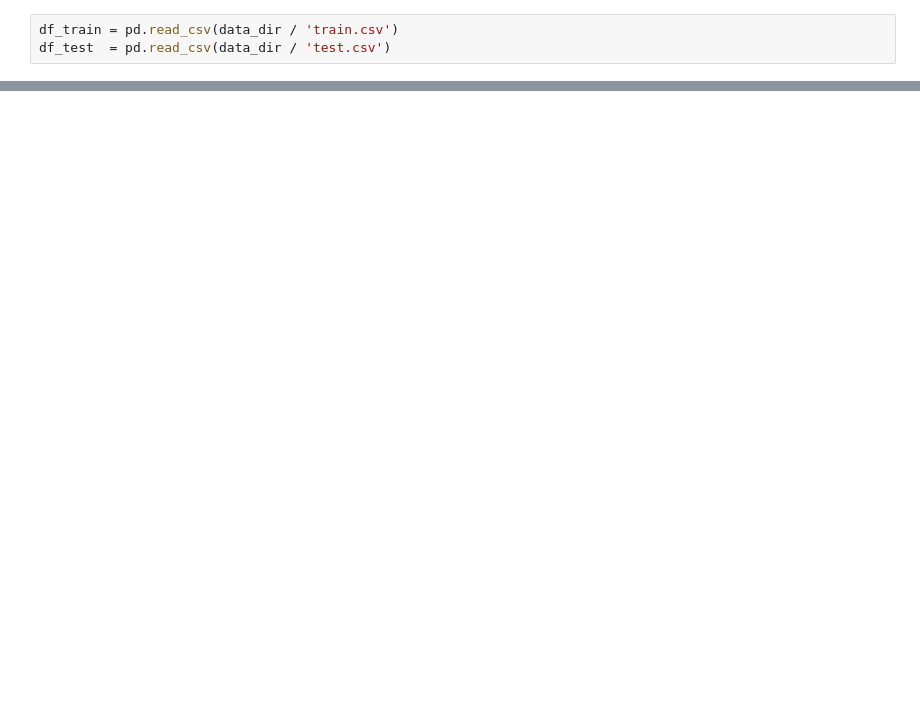
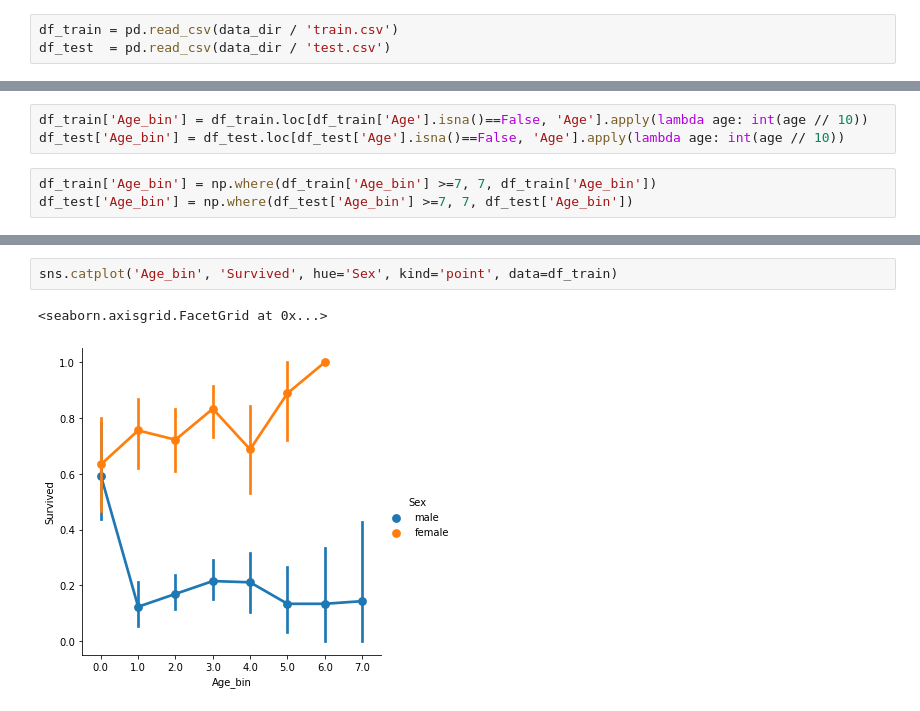
Before and after one commit to junuMoon/TDD_ML, a Jupyter notebook: titanic/notes/test.py.ipynb, the cells around one changed output, grey strips where cells are left out. Cells and saved outputs as stored; diff of their text form; blank space fills up the shorter version.

```diff
--- a/titanic/notes/test.py.ipynb
+++ b/titanic/notes/test.py.ipynb
@@ -45,0 +62,6 @@ PosixPath('/Users/junumoon/Documents/project/TDD_ML/titanic/data')
+# %%
+df_train['Age_bin'] = df_train.loc[df_train['Age'].isna()==False, 'Age'].apply(lambda age: int(age // 10))
+df_test['Age_bin'] = df_test.loc[df_test['Age'].isna()==False, 'Age'].apply(lambda age: int(age // 10))
+# %%
+df_train['Age_bin'] = np.where(df_train['Age_bin'] >=7, 7, df_train['Age_bin'])
+df_test['Age_bin'] = np.where(df_test['Age_bin'] >=7, 7, df_test['Age_bin'])
@@ -45,0 +91,5 @@ PosixPath('/Users/junumoon/Documents/project/TDD_ML/titanic/data')
+# %%
+sns.catplot('Age_bin', 'Survived', hue='Sex', kind='point', data=df_train)
+# %% [output]
+<seaborn.axisgrid.FacetGrid at 0x...>
+[figure, added]
```
Also changed, not shown: parts of 73 cells of this notebook, 5 other files.
